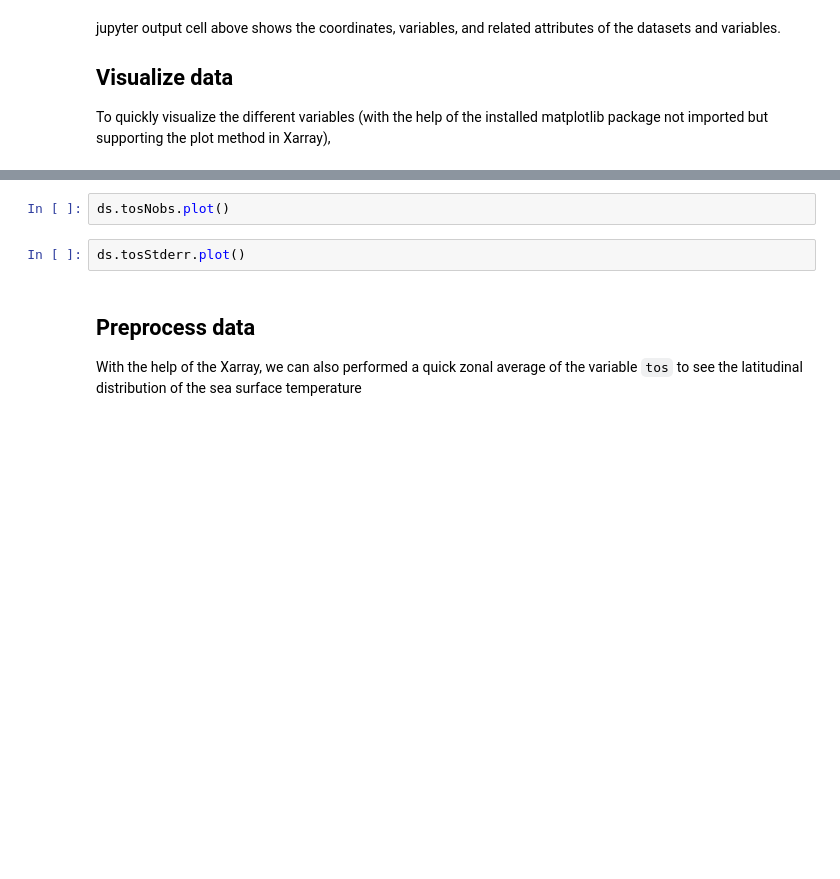
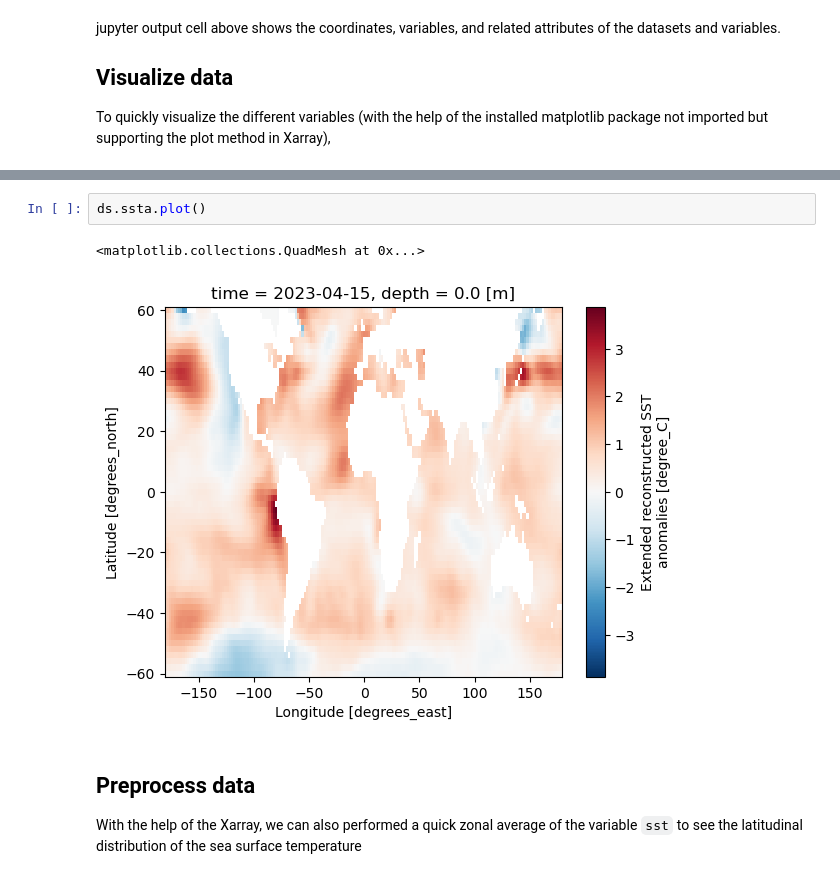
Before and after one commit to chiaweh2/cefi-cookbook, a Jupyter notebook: _sources/content/data_access/access_erddap/python_interface_griddap.ipynb, the cells around one changed output, grey strips where cells are left out. Cells and saved outputs as stored; diff of their text form; blank space fills up the shorter version.

```diff
--- a/_sources/content/data_access/access_erddap/python_interface_griddap.ipynb
+++ b/_sources/content/data_access/access_erddap/python_interface_griddap.ipynb
@@ -136,8 +159,9 @@ ds.tos.plot()
 # %%
-ds.tosNobs.plot()
+ds.ssta.plot()
+# %% [output]
+<matplotlib.collections.QuadMesh at 0x...>
+[figure, added]
-# %%
-ds.tosStderr.plot()
 # %% [markdown]
 ## Preprocess data
-With the help of the Xarray, we can also performed a quick zonal average of the variable `tos` to see the latitudinal distribution of the sea surface temperature
+With the help of the Xarray, we can also performed a quick zonal average of the variable `sst` to see the latitudinal distribution of the sea surface temperature
 # %%
```
Also changed, not shown: parts of 10 cells of this notebook, 10 other files.
